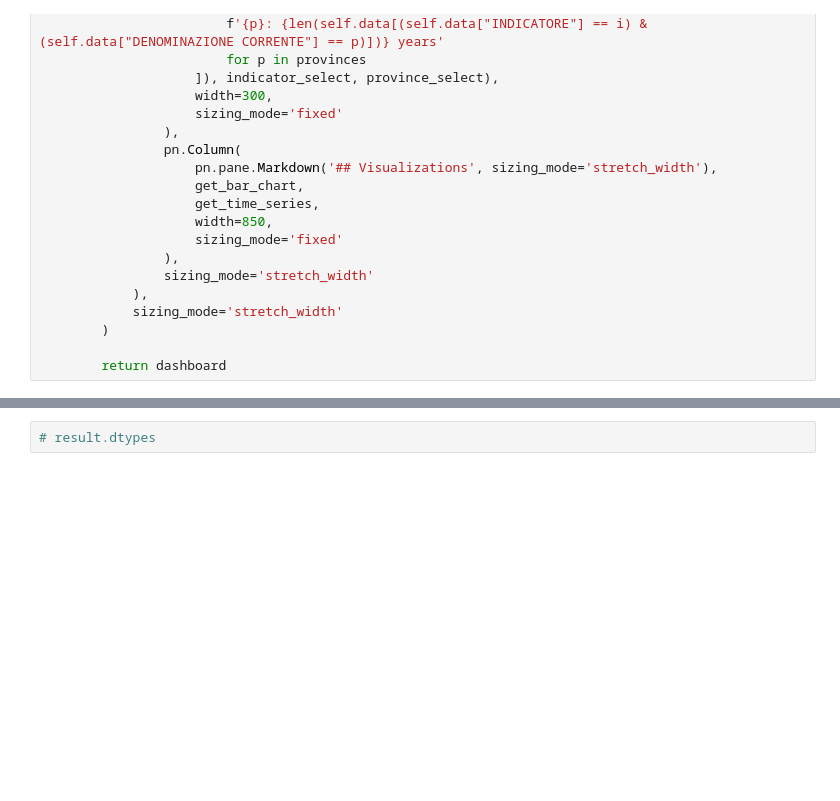
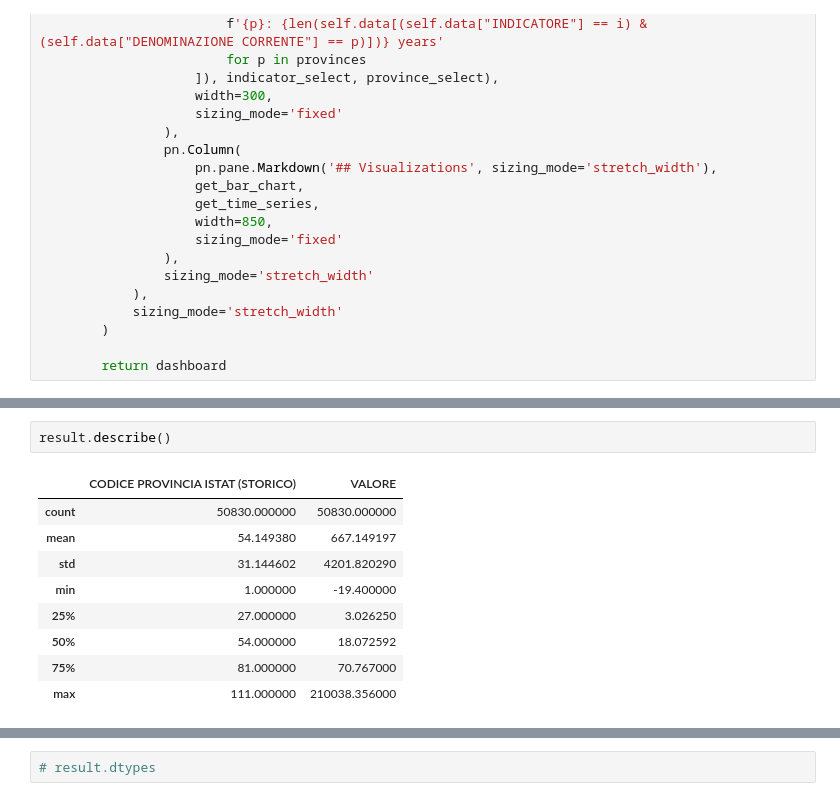
Before and after one commit to EmanueleCannizzaro/quality_of_life, a Jupyter notebook: notebooks/qdv.ipynb, the cells around one changed output, grey strips where cells are left out. Cells and saved outputs as stored; diff of their text form; blank space fills up the shorter version.

```diff
--- a/notebooks/qdv.ipynb
+++ b/notebooks/qdv.ipynb
@@ -363,0 +683,12 @@ display(df.head(3).T)
+# %%
+result.describe()
+# %% [output]
+|  | CODICE PROVINCIA ISTAT (STORICO) | VALORE |
+| count | 50830.000000 | 50830.000000 |
+| mean | 54.149380 | 667.149197 |
+| std | 31.144602 | 4201.820290 |
+| min | 1.000000 | -19.400000 |
+| 25% | 27.000000 | 3.026250 |
+| 50% | 54.000000 | 18.072592 |
+| 75% | 81.000000 | 70.767000 |
+| max | 111.000000 | 210038.356000 |
```
Also changed, not shown: parts of 26 cells of this notebook, 1 other file.
